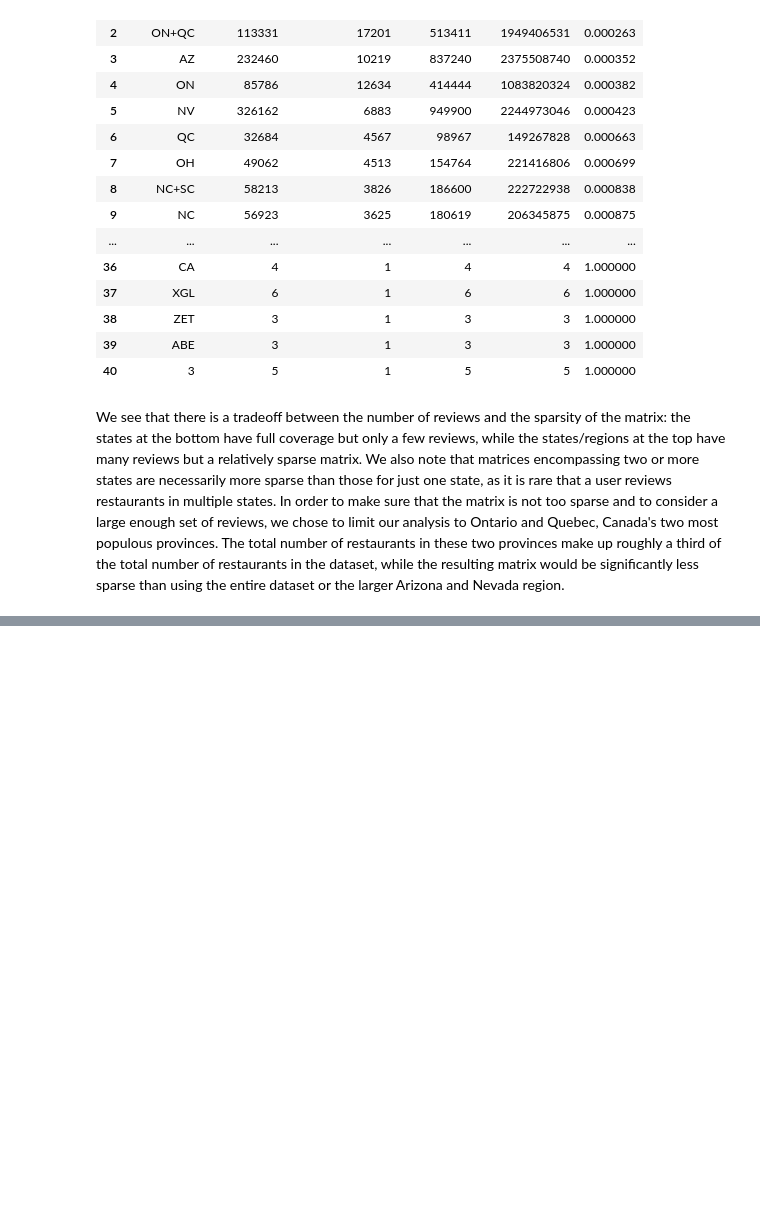
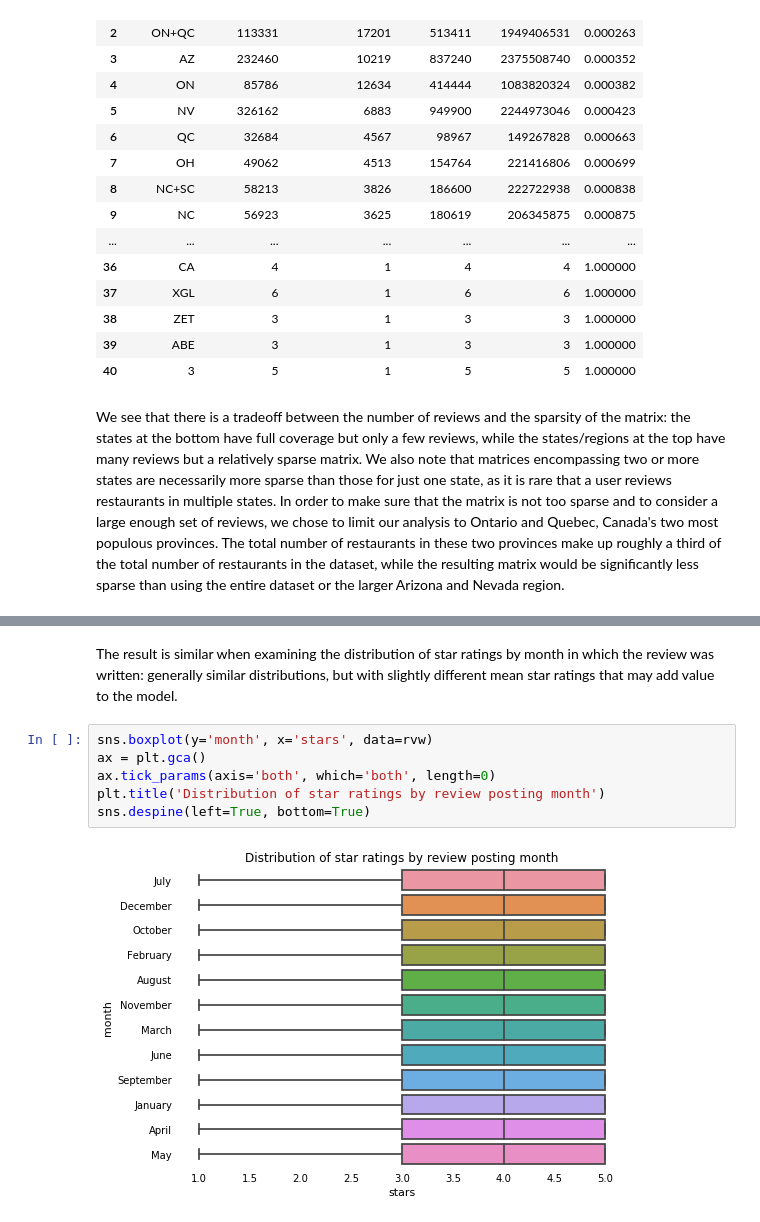
Before and after one commit to sachinsridhar/Restaurant-Recommendation-System, a Jupyter notebook: notebooks/EDA.ipynb, the cells around one changed output, grey strips where cells are left out. Drawn from its saved outputs; the diff is of its cells as text; blank space fills up the shorter version.

```diff
--- a/notebooks/EDA.ipynb
+++ b/notebooks/EDA.ipynb
@@ -114,0 +186,10 @@ We see that there is a tradeoff between the number of reviews and the sparsity o
+# %% [markdown]
+The result is similar when examining the distribution of star ratings by month in which the review was written: generally similar distributions, but with slightly different mean star ratings that may add value to the model.
+# %%
+sns.boxplot(y='month', x='stars', data=rvw)
+ax = plt.gca()
+ax.tick_params(axis='both', which='both', length=0)
+plt.title('Distribution of star ratings by review posting month')
+sns.despine(left=True, bottom=True)
+# %% [output]
+[figure, added]
```
Also changed, not shown: parts of 15 cells of this notebook, 8 other files.
